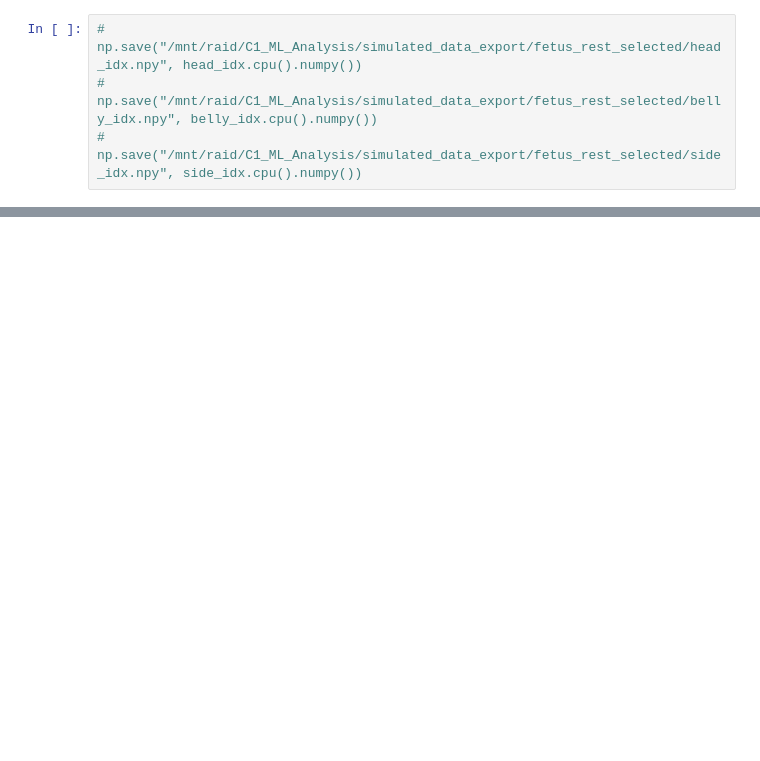
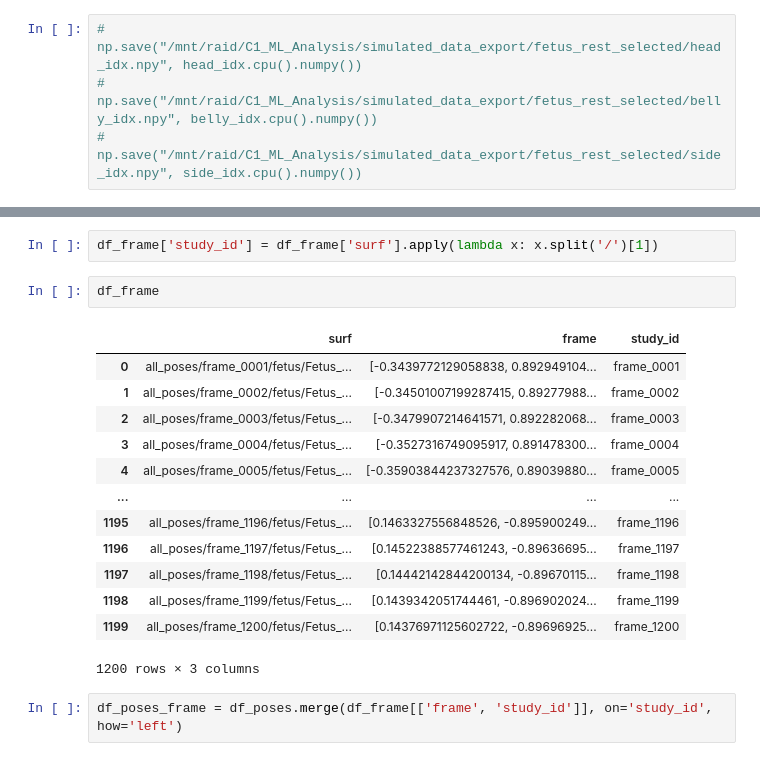
Before and after one commit to UNC-GWH/famli-ultra-sim, a Jupyter notebook: notebooks/babyframe_create_orientation_axes.ipynb, the cells around one changed output, grey strips where cells are left out. Cells and saved outputs as stored; diff of their text form; blank space fills up the shorter version.

```diff
--- a/notebooks/babyframe_create_orientation_axes.ipynb
+++ b/notebooks/babyframe_create_orientation_axes.ipynb
@@ -207,0 +234,20 @@ plot_diffusion(X_PC.cpu().numpy(), points.cpu().numpy(), frame.cpu().numpy(), sc
+# %%
+df_frame['study_id'] = df_frame['surf'].apply(lambda x: x.split('/')[1])
+# %%
+df_frame
+# %% [output]
+|  | surf | frame | study_id |
+| 0 | all_poses/frame_0001/fetus/Fetus_... | [-0.3439772129058838, 0.892949104... | frame_0001 |
+| 1 | all_poses/frame_0002/fetus/Fetus_... | [-0.34501007199287415, 0.89277988... | frame_0002 |
+| 2 | all_poses/frame_0003/fetus/Fetus_... | [-0.3479907214641571, 0.892282068... | frame_0003 |
+| 3 | all_poses/frame_0004/fetus/Fetus_... | [-0.3527316749095917, 0.891478300... | frame_0004 |
+| 4 | all_poses/frame_0005/fetus/Fetus_... | [-0.35903844237327576, 0.89039880... | frame_0005 |
+| ... | ... | ... | ... |
+| 1195 | all_poses/frame_1196/fetus/Fetus_... | [0.1463327556848526, -0.895900249... | frame_1196 |
+| 1196 | all_poses/frame_1197/fetus/Fetus_... | [0.14522388577461243, -0.89636695... | frame_1197 |
+| 1197 | all_poses/frame_1198/fetus/Fetus_... | [0.14442142844200134, -0.89670115... | frame_1198 |
+| 1198 | all_poses/frame_1199/fetus/Fetus_... | [0.1439342051744461, -0.896902024... | frame_1199 |
+| 1199 | all_poses/frame_1200/fetus/Fetus_... | [0.14376971125602722, -0.89696925... | frame_1200 |
+1200 rows × 3 columns
+# %%
+df_poses_frame = df_poses.merge(df_frame[['frame', 'study_id']], on='study_id', how='left')
```
Also changed, not shown: parts of 8 cells of this notebook, 9 other files.
